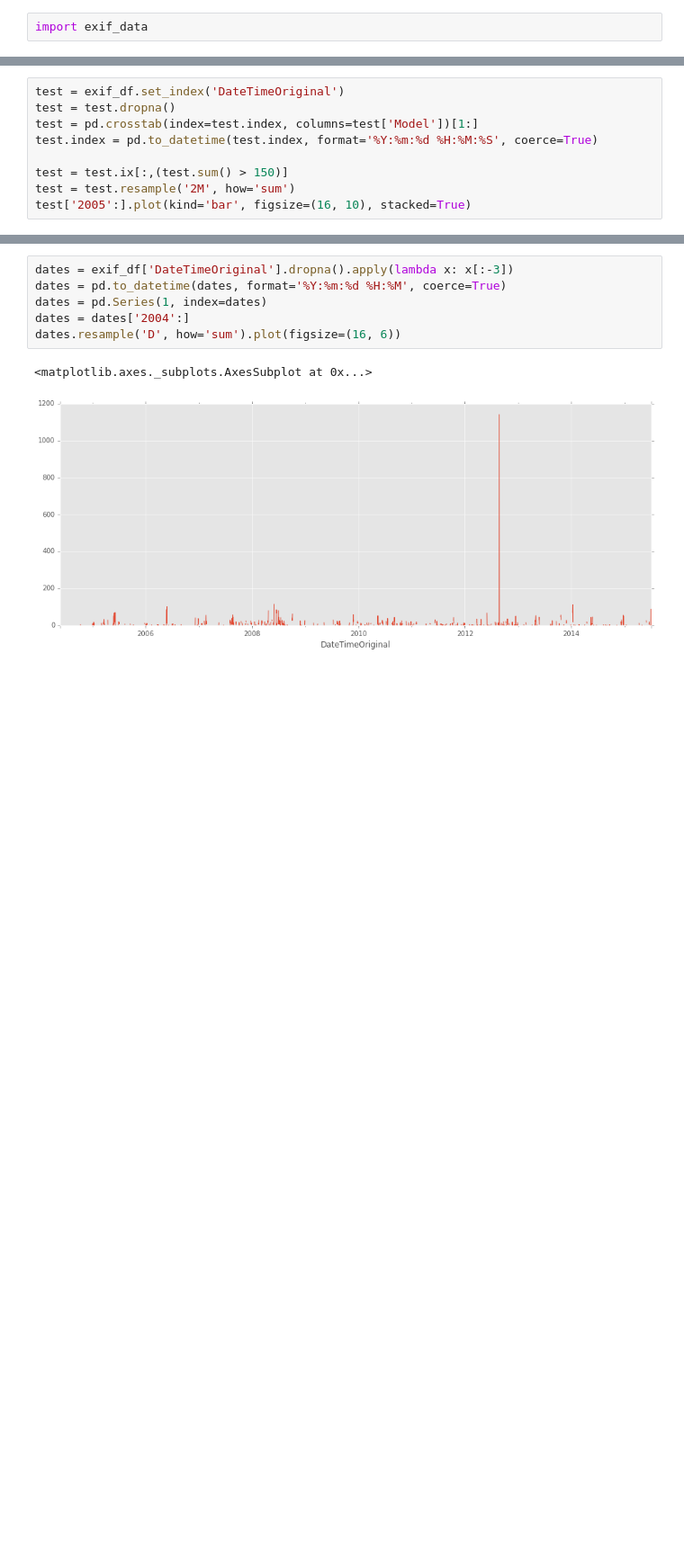
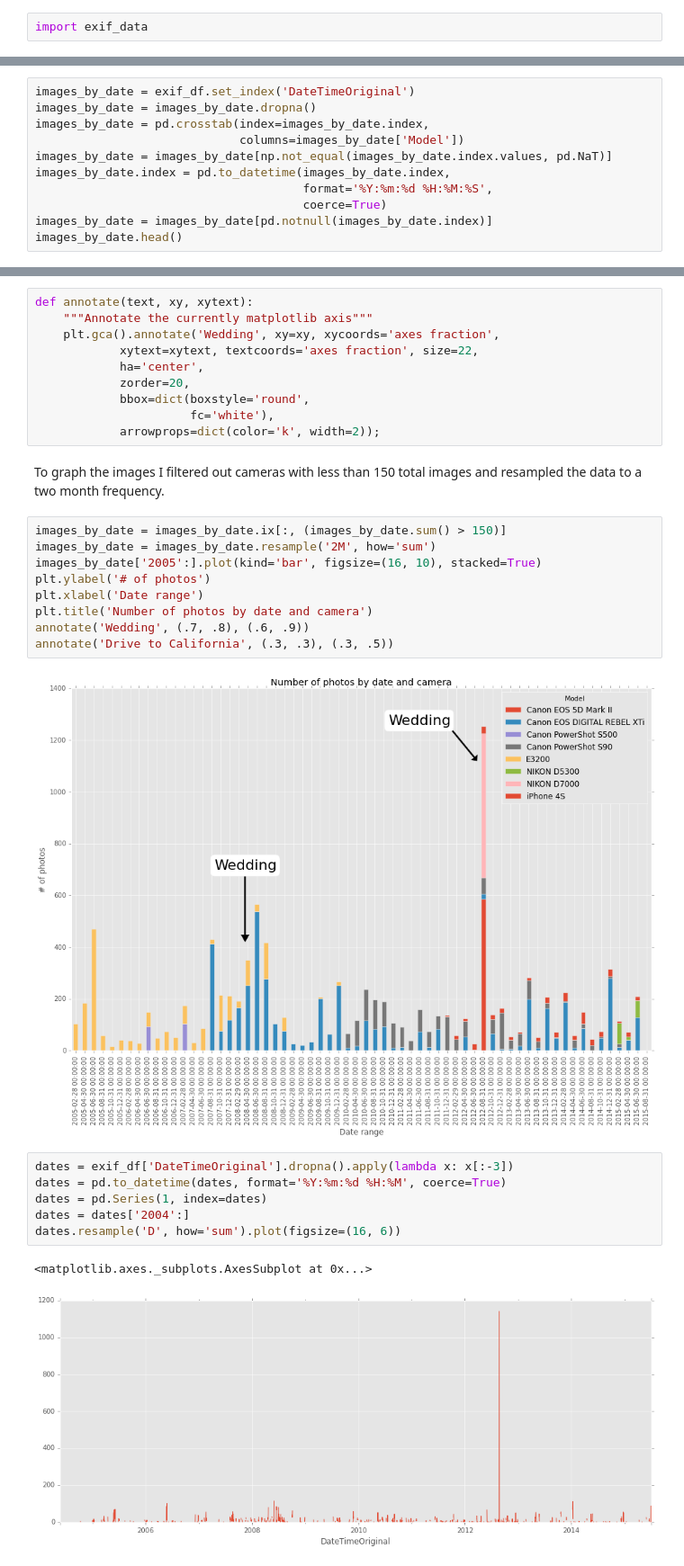
Before and after one commit to VaultHack/img-exif, a Jupyter notebook: img-exif.ipynb, the cells around one changed output, grey strips where cells are left out. Shown at 90% size. Saved outputs shown, nothing was run; the diff lists cells and outputs as text; blank space fills up the shorter version.

```diff
--- a/img-exif.ipynb
+++ b/img-exif.ipynb
@@ -78,10 +93,12 @@ exif_df[lengths != 19].dropna()
 # %%
-test = exif_df.set_index('DateTimeOriginal')
-test = test.dropna()
-test = pd.crosstab(index=test.index, columns=test['Model'])[1:]
-test.index = pd.to_datetime(test.index, format='%Y:%m:%d %H:%M:%S', coerce=True)
-
-test = test.ix[:,(test.sum() > 150)]
-test = test.resample('2M', how='sum')
-test['2005':].plot(kind='bar', figsize=(16, 10), stacked=True)
+images_by_date = exif_df.set_index('DateTimeOriginal')
+images_by_date = images_by_date.dropna()
+images_by_date = pd.crosstab(index=images_by_date.index,
+                             columns=images_by_date['Model'])
+images_by_date = images_by_date[np.not_equal(images_by_date.index.values, pd.NaT)]
+images_by_date.index = pd.to_datetime(images_by_date.index,
+                                      format='%Y:%m:%d %H:%M:%S',
+                                      coerce=True)
+images_by_date = images_by_date[pd.notnull(images_by_date.index)]
+images_by_date.head()
 # %% [output]
@@ -90,3 +114,26 @@ test['2005':].plot(kind='bar', figsize=(16, 10), stacked=True)
+# %%
+def annotate(text, xy, xytext):
+    """Annotate the currently matplotlib axis"""
+    plt.gca().annotate('Wedding', xy=xy, xycoords='axes fraction',
+            xytext=xytext, textcoords='axes fraction', size=22,
+            ha='center',
+            zorder=20,
+            bbox=dict(boxstyle='round',
+                      fc='white'),
+            arrowprops=dict(color='k', width=2));
+# %% [markdown]
+To graph the images I filtered out cameras with less than 150 total images and resampled the data to a two month frequency.
+# %%
+images_by_date = images_by_date.ix[:, (images_by_date.sum() > 150)]
+images_by_date = images_by_date.resample('2M', how='sum')
+images_by_date['2005':].plot(kind='bar', figsize=(16, 10), stacked=True)
+plt.ylabel('# of photos')
+plt.xlabel('Date range')
+plt.title('Number of photos by date and camera')
+annotate('Wedding', (.7, .8), (.6, .9))
+annotate('Drive to California', (.3, .3), (.3, .5))
+# %% [output]
+[figure, added]
 # %%
 dates = exif_df['DateTimeOriginal'].dropna().apply(lambda x: x[:-3])
 dates = pd.to_datetime(dates, format='%Y:%m:%d %H:%M', coerce=True)
```
Also changed, not shown: parts of 12 cells of this notebook.
